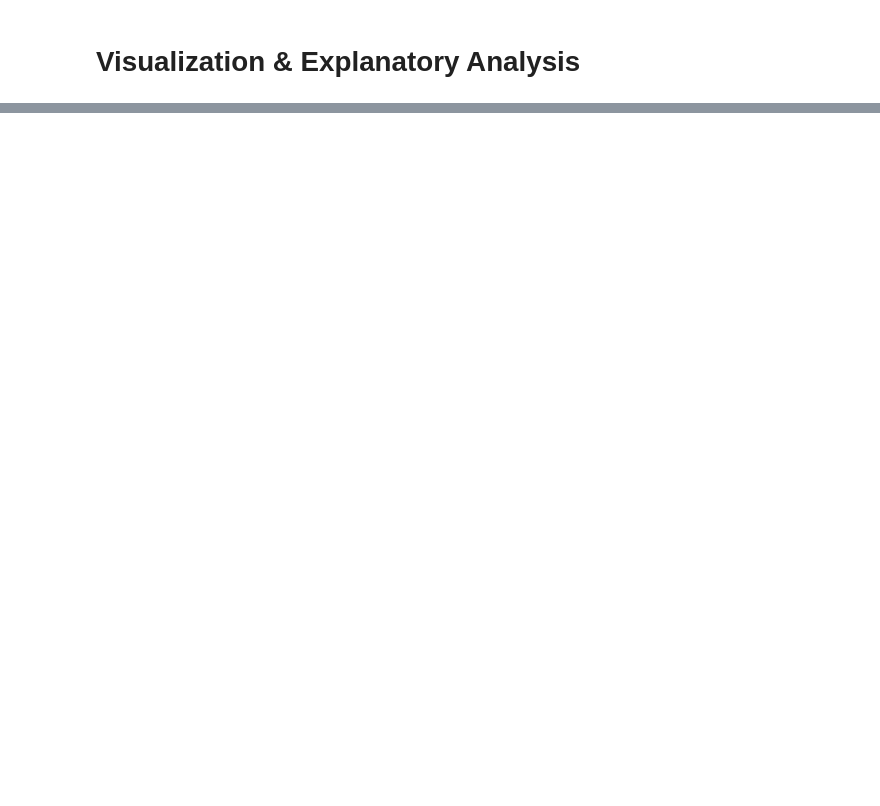
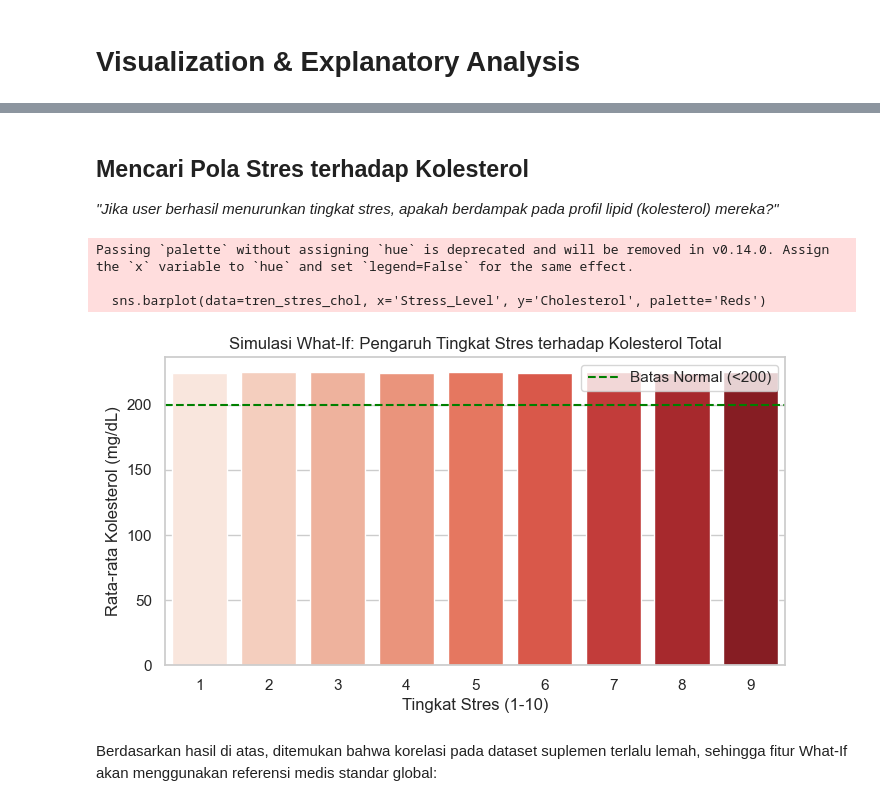
Before and after one commit to theoitssurabaya/PERISAI, a Jupyter notebook: notebook.ipynb, the cells around one changed output, grey strips where cells are left out. Drawn from its saved outputs; the diff is of its cells as text; code cells hidden in the pictures; blank space fills up the shorter version.

```diff
--- a/notebook.ipynb
+++ b/notebook.ipynb
@@ -19,0 +271,22 @@ import streamlit as st
+# %% [markdown]
+## Mencari Pola Stres terhadap Kolesterol
+*"Jika user berhasil menurunkan tingkat stres, apakah berdampak pada profil lipid (kolesterol) mereka?"*
+# %%
+# Tingkat stres di dataset ini skalanya 1-10
+tren_stres_chol = df_suplemen.groupby('Stress_Level')['Cholesterol'].mean().reset_index()
+
+plt.figure(figsize=(8, 4))
+sns.barplot(data=tren_stres_chol, x='Stress_Level', y='Cholesterol', palette='Reds')
+plt.title('Simulasi What-If: Pengaruh Tingkat Stres terhadap Kolesterol Total')
+plt.xlabel('Tingkat Stres (1-10)')
+plt.ylabel('Rata-rata Kolesterol (mg/dL)')
+
+# Garis batas normal kolesterol (biasanya di bawah 200 mg/dL)
+plt.axhline(200, color='green', linestyle='--', label='Batas Normal (<200)')
+plt.legend()
+plt.show()
+# %% [output]
+Passing `palette` without assigning `hue` is deprecated and will be removed in v0.14.0. Assign the `x` variable to `hue` and set `legend=False` for the same effect.
+
+  sns.barplot(data=tren_stres_chol, x='Stress_Level', y='Cholesterol', palette='Reds')
+[figure, added]
@@ -19,0 +311,2 @@ import streamlit as st
+# %% [markdown]
+Berdasarkan hasil di atas, ditemukan bahwa korelasi pada dataset suplemen terlalu lemah, sehingga fitur What-If akan menggunakan referensi medis standar global:
```
Also changed, not shown: parts of 27 cells of this notebook.
